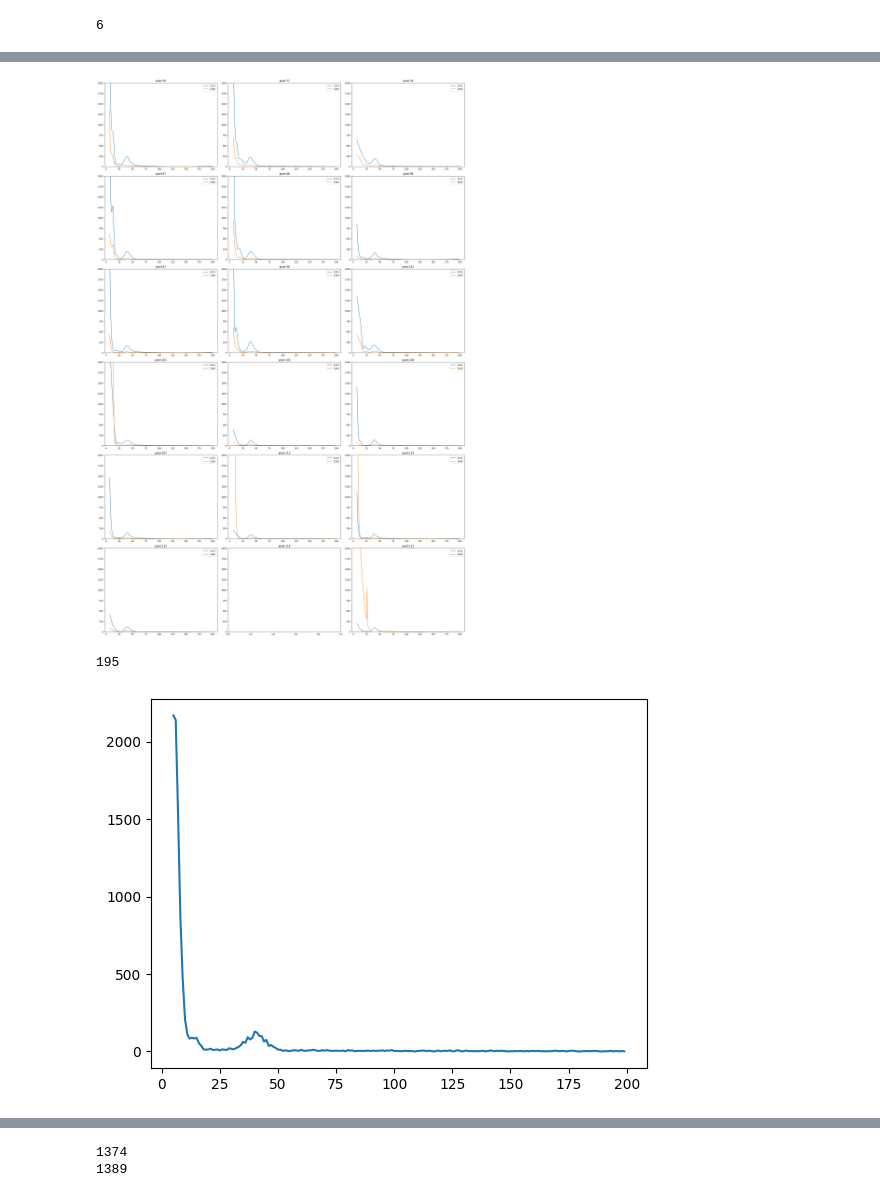
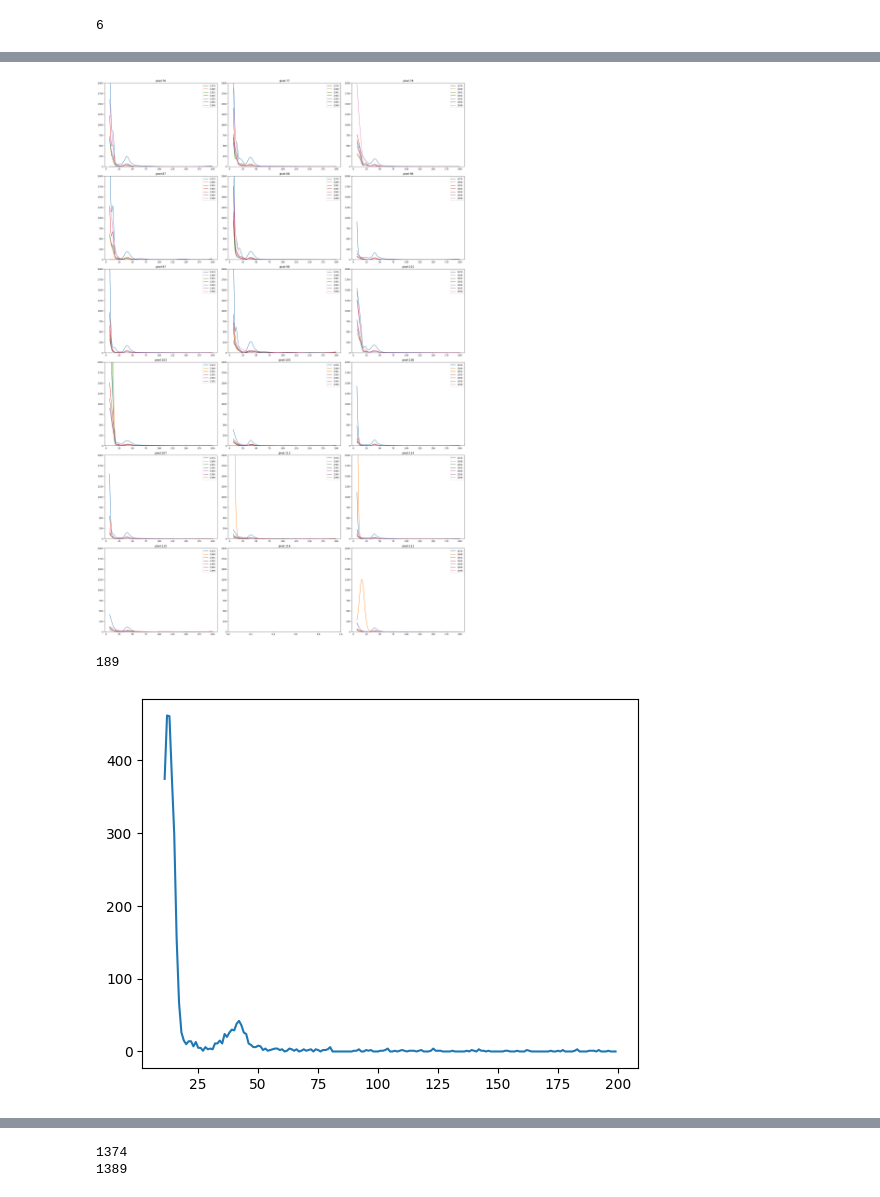
Before and after one commit to arlee-shelby/calibration, a Jupyter notebook: SnCalibration_pixelResults.ipynb, the cells around one changed output, grey strips where cells are left out. Cells and saved outputs as stored; diff of their text form; code cells hidden in the pictures.

```diff
--- a/SnCalibration_pixelResults.ipynb
+++ b/SnCalibration_pixelResults.ipynb
@@ -17,7 +17,7 @@ np.set_printoptions(threshold=sys.maxsize)
 # %%
 pd.set_option("display.max_colwidth", 15)
 # %%
-runs = [1374, 1389, 1376, 1377, 1379, 1381]
+runs = [1374, 1389, 1391, 1392, 1393, 1395, 1399]
         #1383, 1385, 1389]
 # runs = [1304]
 # %%
@@ -65,7 +65,7 @@ for j in np.int16(dataAll[dataAll['run']==1374]['pixel'][:18]):
     ax=py.subplot(nrows,ncols,cnt)
     ax.set_title('pixel:%d'%j)
     ax.set_ylim(0,62)
-    for i in range(2):
+    for i in range(4):
 
         if dataAll[dataAll['pixel']==j].iloc[i]['CE']==3:
             #need to initialize the class to get the correct fit function based on the same recorded initilizing flag in column "CE"
@@ -119,7 +119,7 @@ for j in np.int16(dataAll[dataAll['run']==1374]['pixel'][:18]):
     ax=py.subplot(nrows,ncols,cnt)
     ax.set_title('pixel:%d'%j)
     ax.set_ylim(0,2000)
-    for i in range(2):
+    for i in range(7):
         if dataAll[dataAll['pixel']==j].iloc[i]['Xray']==5:
 
             conf['xray'] = 'five'
@@ -171,29 +171,29 @@ for j in np.int16(dataAll[dataAll['run']==1374]['pixel'][:18]):
 
 py.tight_layout()
 # %% [output]
-[figure, old version]
+[figure, new version]
 # %%
-x = np.arange(5,200)
+x = np.arange(11,200)
 print(len(x))
 # for i in range(7):
 conf['capture'] = 'OFF'
-conf['xray'] = 'five'
+conf['xray'] = 'four'
 Sn = SnCalibration()
 
         #plot all the fits with the same initilization on the same graph
 
 
         #need to convert the stored parameter string into the corresponding numerical values and plot Sn.get_fit (the fitting function)
-# plt.plot(x,Sn.get_fit(x,*np.float64(dataAll[dataAll['pixel']==121].iloc[1]['xray'].replace('[','').replace(']','').split())),label = '%d'%runs[1])
+plt.plot(x,Sn.get_fit(x,*np.float64(dataAll[dataAll['pixel']==87].iloc[4]['xray'].replace('[','').replace(']','').split())),label = '%d'%runs[1])
 
 
-plt.plot(x,np.float64(dataAll[dataAll['pixel']==114].iloc[0]['Xray hist'].replace('[','').replace(']','').split()))
-# plt.ylim(0,500)
-# plt.xlim(11,30)
+plt.plot(x,np.float64(dataAll[dataAll['pixel']==87].iloc[4]['Xray hist'].replace('[','').replace(']','').split()))
+# plt.ylim(0,100)
+# plt.xlim(7,100)
 plt.show()
 # %% [output]
-195
+189
-[figure, old version]
+[figure, new version]
 # %%
 %%time
 
```
Also changed, not shown: parts of 15 cells of this notebook, 8 other files.
